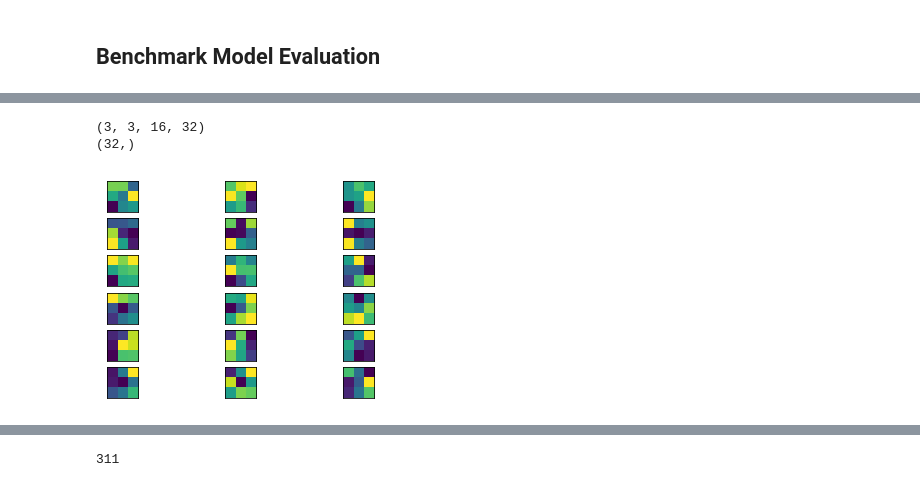
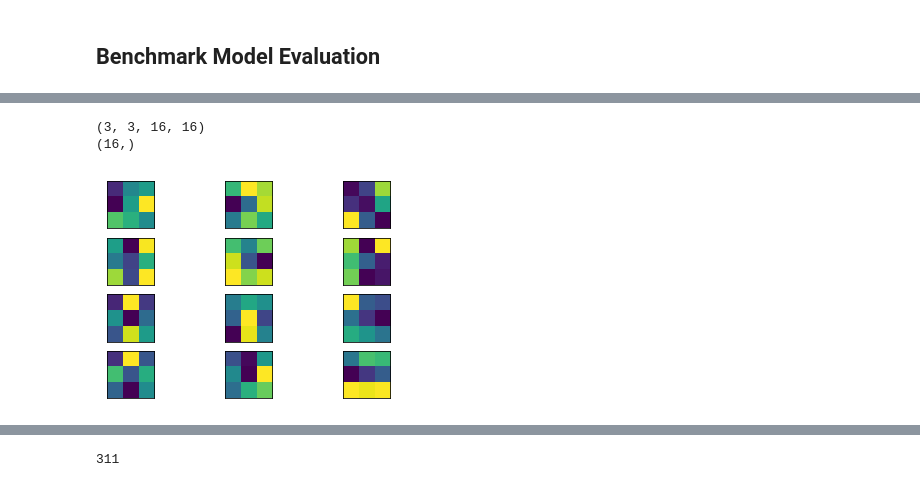
Before and after one commit to TanushGoel/Breast-Histopathology-IDC-Classification, a Jupyter notebook: Breast_Histopathology.ipynb, the cells around one changed output, grey strips where cells are left out. Cells and saved outputs as stored; diff of their text form; code cells hidden in the pictures.

```diff
--- a/Breast_Histopathology.ipynb
+++ b/Breast_Histopathology.ipynb
@@ -706,6 +741,6 @@ history_benchmark = benchmark.fit_generator(train_batches_bench,
                                             validation_data=valid_batches_bench,
                                             validation_steps=val_steps,
                                             callbacks=[checkpointer_benchmark],
-                                            epochs=50,
+                                            epochs=30,
                                             verbose=1)
 # %% [output]
@@ -864,16 +899,17 @@ Predicted Positive Probability: 53.75%
 ... (15 outputs left out)
 # %%
 # Class Activation Maps
+
+last_conv_layer = benchmark.layers[10]
 
 x, y = valid_batches_bench.next()
 
 output = benchmark.output[:, y_pred[0]]
-last_conv_layer = benchmark.layers[4]
 grads = K.gradients(output, last_conv_layer.output)[0]
 pooled_grads = K.mean(grads, axis=(0, 1, 2))
 iterate = K.function([benchmark.input], [pooled_grads, last_conv_layer.output[0]])
 pooled_grads_value, conv_layer_output_value = iterate([x])
-for i in range(64):
+for i in range(32):
   conv_layer_output_value[:, :, i] *= pooled_grads_value[i]
 heatmap = np.mean(conv_layer_output_value, axis=-1)
 heatmap = np.maximum(heatmap, 0)
@@ -890,26 +925,0 @@ W0705 10:56:52.070436 140708348782464 image.py:648] Clipping input data to the v
-# %%
-for k in range(0,3):
-
-  x, y = valid_batches_bench.next()
-
-  output = benchmark.output[:, y_pred[0]]
-  last_conv_layer = benchmark.layers[4]
-  grads = K.gradients(output, last_conv_layer.output)[0]
-  pooled_grads = K.mean(grads, axis=(0, 1, 2))
-  iterate = K.function([benchmark.input], [pooled_grads, last_conv_layer.output[0]])
-  pooled_grads_value, conv_layer_output_value = iterate([x])
-
-  for i in range(64):
-    conv_layer_output_value[:, :, i] *= pooled_grads_value[i]
-
-  heatmap = np.mean(conv_layer_output_value, axis=-1)
-  heatmap = np.maximum(heatmap, 0)
-  heatmap /= np.max(heatmap)
-
-  plt.matshow(heatmap)
-  plt.show()
-
-  plt.imshow(x[0])
-  plt.show()
-
-  print('\n')
@@ -946,10 +952,12 @@ conv2d_3 (3, 3, 32, 64)
 # %%
-filters, biases = benchmark.layers[2].get_weights()
+# Output of 1st Convolutional Layer
+cam_layer = benchmark.layers[2]
+filters, biases = cam_layer.get_weights()
 print(filters.shape)
 print(biases.shape)
 # %% [output]
-(3, 3, 16, 32)
-(32,)
+(3, 3, 16, 16)
+(16,)
 # %%
 # Normalizing the filters
 f_min, f_max = filters.min(), filters.max()
@@ -957,21 +965,21 @@ filters = (filters-f_min)/(f_max-f_min)
 # %%
 # Plot the filters
 
-n_filters = 6
+n_filters = 4
 ix = 1
 for i in range(n_filters):
     f = filters[:,:,:,i]
     # Plot each channel
     for j in range(3):
         ax = pyplot.subplot(n_filters, 3, ix)
         ax.set_xticks([])
         ax.set_yticks([])
         # Plot filter channel
         pyplot.imshow(f[:,:,j])
         ix+=1
 
 pyplot.show()
 # %% [output]
-[figure, old version]
+[figure, new version]
 # %%
 from keras.models import Model
```
Also changed, not shown: parts of 75 cells of this notebook.
